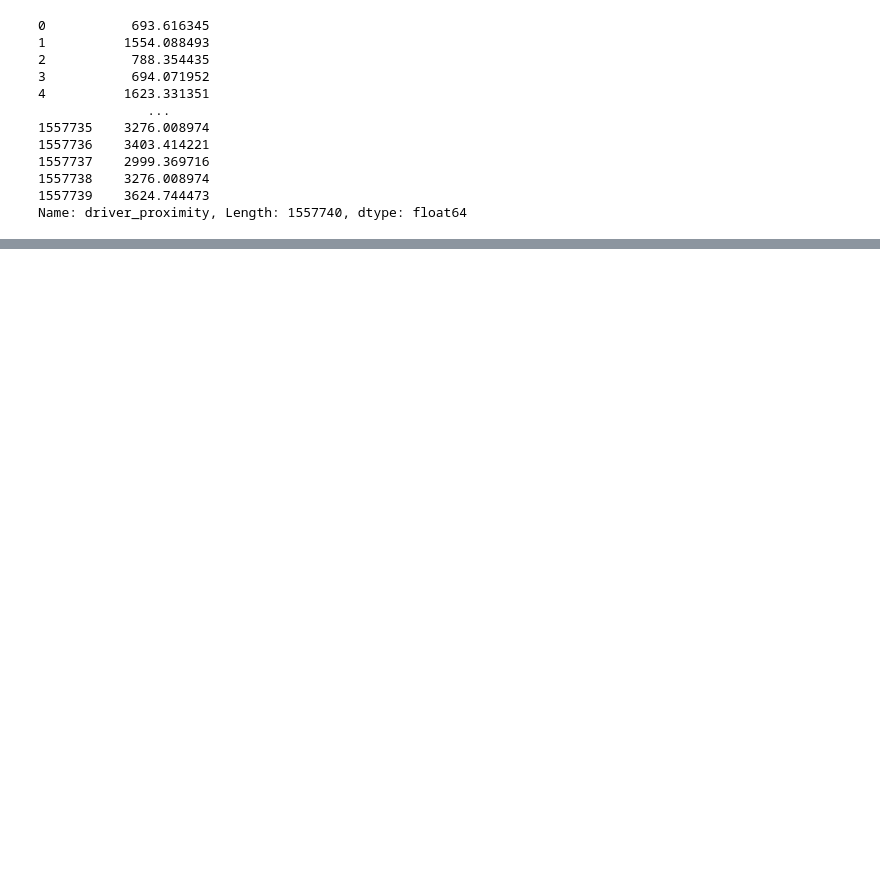
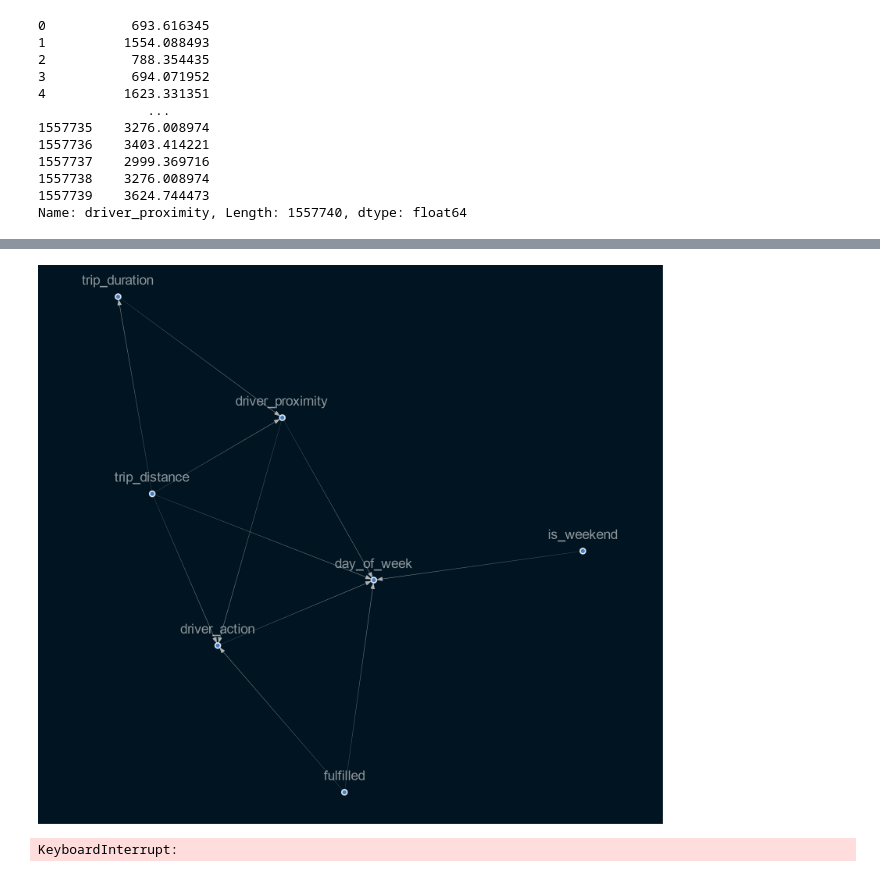
Before and after one commit to nahomHmichael/gokada-delivery-optimisation-with-causal-inference, a Jupyter notebook: notebooks/causal_modelling.ipynb, the cells around one changed output, grey strips where cells are left out. Saved outputs shown, nothing was run; the diff lists cells and outputs as text; code cells hidden in the pictures; blank space fills up the shorter version.

```diff
--- a/notebooks/causal_modelling.ipynb
+++ b/notebooks/causal_modelling.ipynb
@@ -128,0 +281,15 @@ Name: driver_proximity, Length: 1557740, dtype: float64
+# %%
+sm.remove_edges_below_threshold(0.8)
+viz = plot_structure(
+    sm,
+    graph_attributes={"scale": "2"},
+    all_node_attributes=NODE_STYLE.WEAK,
+    all_edge_attributes=EDGE_STYLE.WEAK,
+)
+Image(viz.draw(format='png'))
+# %% [output]
+[figure, added]
+# %%
+sm = from_pandas(normal_clean_df, tabu_edges=[("trip_duration","trip_distance"),("fulfilled","is_weekend")], w_threshold=0.8)
+# %% [output]
+KeyboardInterrupt:
```
Also changed, not shown: parts of 28 cells of this notebook.
